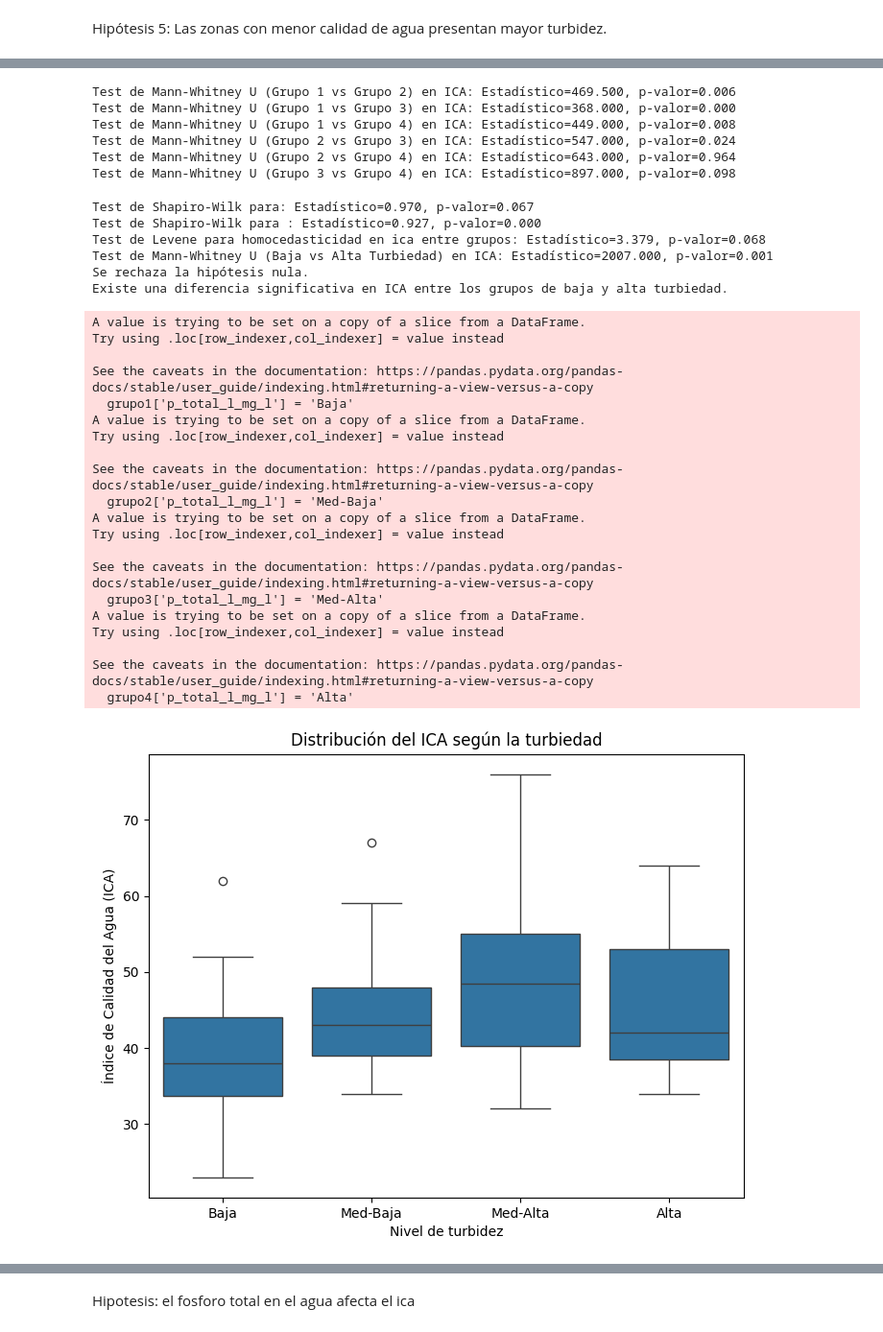
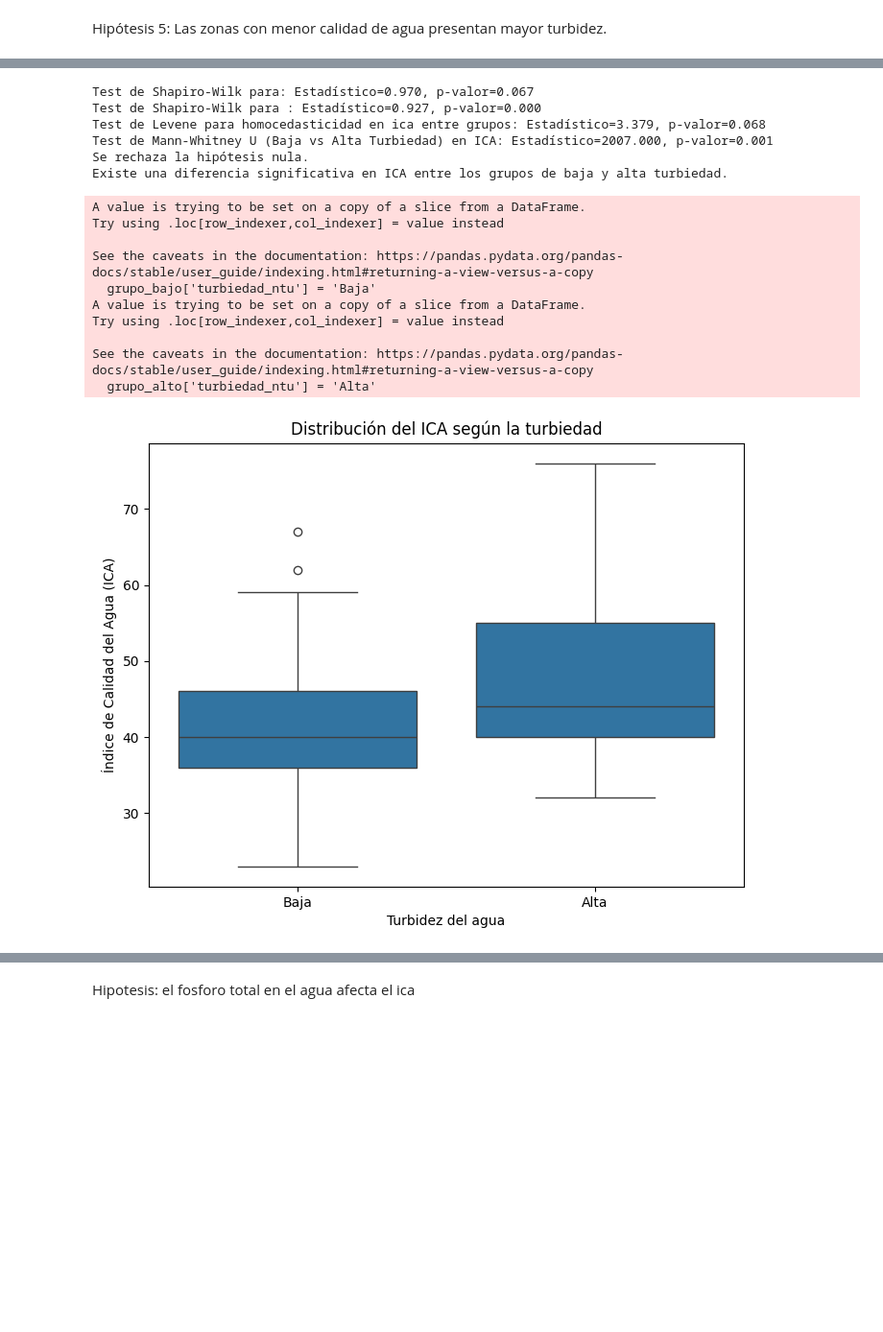
Before and after one commit to RamiroOrtiz02/PracticoEspecialGrupo14, a Jupyter notebook: codigo.ipynb, the cells around one changed output, grey strips where cells are left out. Shown at 96% size. Saved outputs shown, nothing was run; the diff lists cells and outputs as text; code cells hidden in the pictures; blank space fills up the shorter version.

```diff
--- a/codigo.ipynb
+++ b/codigo.ipynb
@@ -465,37 +437,3 @@ como los datos son homecedasticos pero no normales , podemos hacer un mann whitn
-# %%
-from scipy.stats import mannwhitneyu
-
-# Realizar el test de Mann-Whitney U entre los grupos
-# Grupo 1 vs Grupo 2
-stat, p = mannwhitneyu(grupo1['ica'], grupo2['ica'], alternative='two-sided')
-print(f"Test de Mann-Whitney U (Grupo 1 vs Grupo 2) en ICA: Estadístico={stat:.3f}, p-valor={p:.3f}")
-
-# Grupo 1 vs Grupo 3
-stat, p = mannwhitneyu(grupo1['ica'], grupo3['ica'], alternative='two-sided')
-print(f"Test de Mann-Whitney U (Grupo 1 vs Grupo 3) en ICA: Estadístico={stat:.3f}, p-valor={p:.3f}")
-
-# Grupo 1 vs Grupo 4
-stat, p = mannwhitneyu(grupo1['ica'], grupo4['ica'], alternative='two-sided')
-print(f"Test de Mann-Whitney U (Grupo 1 vs Grupo 4) en ICA: Estadístico={stat:.3f}, p-valor={p:.3f}")
-
-# Grupo 2 vs Grupo 3
-stat, p = mannwhitneyu(grupo2['ica'], grupo3['ica'], alternative='two-sided')
-print(f"Test de Mann-Whitney U (Grupo 2 vs Grupo 3) en ICA: Estadístico={stat:.3f}, p-valor={p:.3f}")
-
-# Grupo 2 vs Grupo 4
-stat, p = mannwhitneyu(grupo2['ica'], grupo4['ica'], alternative='two-sided')
-print(f"Test de Mann-Whitney U (Grupo 2 vs Grupo 4) en ICA: Estadístico={stat:.3f}, p-valor={p:.3f}")
-
-# Grupo 3 vs Grupo 4
-stat, p = mannwhitneyu(grupo3['ica'], grupo4['ica'], alternative='two-sided')
-print(f"Test de Mann-Whitney U (Grupo 3 vs Grupo 4) en ICA: Estadístico={stat:.3f}, p-valor={p:.3f}")
-# %% [output]
-Test de Mann-Whitney U (Grupo 1 vs Grupo 2) en ICA: Estadístico=469.500, p-valor=0.006
-Test de Mann-Whitney U (Grupo 1 vs Grupo 3) en ICA: Estadístico=368.000, p-valor=0.000
-Test de Mann-Whitney U (Grupo 1 vs Grupo 4) en ICA: Estadístico=449.000, p-valor=0.008
-Test de Mann-Whitney U (Grupo 2 vs Grupo 3) en ICA: Estadístico=547.000, p-valor=0.024
-Test de Mann-Whitney U (Grupo 2 vs Grupo 4) en ICA: Estadístico=643.000, p-valor=0.964
-Test de Mann-Whitney U (Grupo 3 vs Grupo 4) en ICA: Estadístico=897.000, p-valor=0.098
 # %%
 from scipy.stats import mannwhitneyu
 
@@ -536,50 +474,28 @@ Test de Mann-Whitney U (Baja vs Alta Turbiedad) en ICA: Estadístico=2007.000, p
 Se rechaza la hipótesis nula.
 Existe una diferencia significativa en ICA entre los grupos de baja y alta turbiedad.
 # %%
-umbral1 = aguadataframe1['turbiedad_ntu'].quantile(0.25)
-umbral2 = aguadataframe1['turbiedad_ntu'].quantile(0.50)
-umbral3 = aguadataframe1['turbiedad_ntu'].quantile(0.75)
-
-# Filtrar los grupos según los umbrales definidos
-grupo1 = aguadataframe1[aguadataframe1['turbiedad_ntu'] <= umbral1]
-grupo2 = aguadataframe1[(aguadataframe1['turbiedad_ntu'] > umbral1) & (aguadataframe1['turbiedad_ntu'] <= umbral2)]
-grupo3 = aguadataframe1[(aguadataframe1['turbiedad_ntu'] > umbral2) & (aguadataframe1['turbiedad_ntu'] <= umbral3)]
-grupo4 = aguadataframe1[aguadataframe1['turbiedad_ntu'] > umbral3]
-
-grupo1['p_total_l_mg_l'] = 'Baja'
-grupo2['p_total_l_mg_l'] = 'Med-Baja'
-grupo3['p_total_l_mg_l'] = 'Med-Alta'
-grupo4['p_total_l_mg_l'] = 'Alta'
+grupo_bajo['turbiedad_ntu'] = 'Baja'
+grupo_alto['turbiedad_ntu'] = 'Alta'
 
 # Concatenar los dos grupos en un solo DataFrame para facilitar el graficado
-df_concentracion = pd.concat([grupo1, grupo2,grupo3,grupo4])
+df_concentracion = pd.concat([grupo_bajo, grupo_alto])
 
 # Crear el boxplot
 plt.figure(figsize=(8, 6))
-sns.boxplot(data=df_concentracion, x='p_total_l_mg_l', y='ica')
+sns.boxplot(data=df_concentracion, x='turbiedad_ntu', y='ica')
 plt.title('Distribución del ICA según la turbiedad')
-plt.xlabel('Nivel de turbidez')
+plt.xlabel('Turbidez del agua')
 plt.ylabel('Índice de Calidad del Agua (ICA)')
 plt.show()
 # %% [output]
 A value is trying to be set on a copy of a slice from a DataFrame.
 Try using .loc[row_indexer,col_indexer] = value instead
 
 See the caveats in the documentation: https://pandas.pydata.org/pandas-docs/stable/user_guide/indexing.html#returning-a-view-versus-a-copy
-  grupo1['p_total_l_mg_l'] = 'Baja'
+  grupo_bajo['turbiedad_ntu'] = 'Baja'
 A value is trying to be set on a copy of a slice from a DataFrame.
 Try using .loc[row_indexer,col_indexer] = value instead
 
 See the caveats in the documentation: https://pandas.pydata.org/pandas-docs/stable/user_guide/indexing.html#returning-a-view-versus-a-copy
-  grupo2['p_total_l_mg_l'] = 'Med-Baja'
-A value is trying to be set on a copy of a slice from a DataFrame.
-Try using .loc[row_indexer,col_indexer] = value instead
-
-See the caveats in the documentation: https://pandas.pydata.org/pandas-docs/stable/user_guide/indexing.html#returning-a-view-versus-a-copy
-  grupo3['p_total_l_mg_l'] = 'Med-Alta'
-A value is trying to be set on a copy of a slice from a DataFrame.
-Try using .loc[row_indexer,col_indexer] = value instead
-
-See the caveats in the documentation: https://pandas.pydata.org/pandas-docs/stable/user_guide/indexing.html#returning-a-view-versus-a-copy
-  grupo4['p_total_l_mg_l'] = 'Alta'
+  grupo_alto['turbiedad_ntu'] = 'Alta'
-[figure, old version]
+[figure, new version]
```
Also changed, not shown: parts of 31 cells of this notebook.
